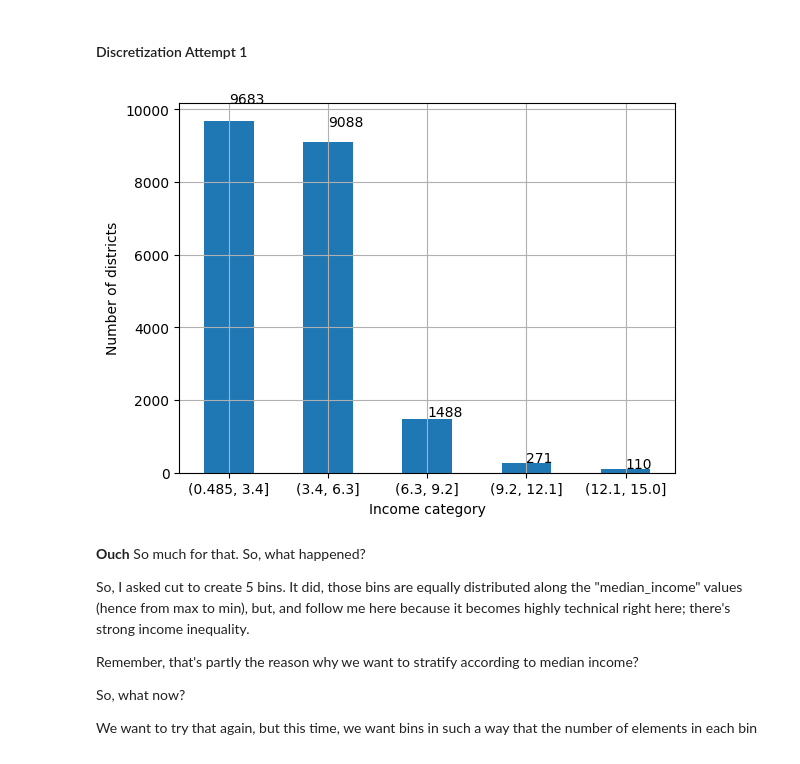
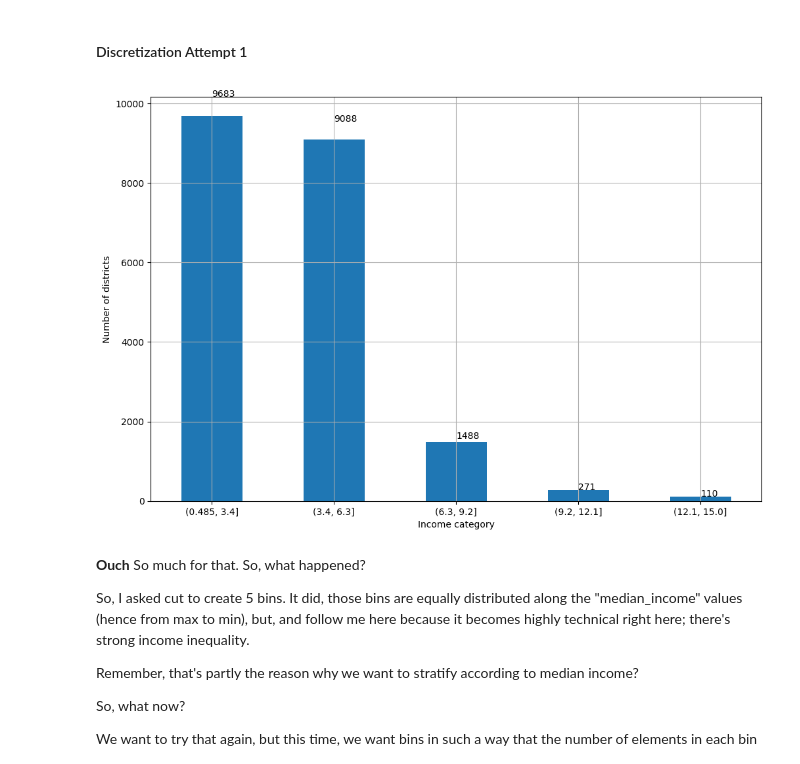
Before and after one commit to LucidOtter/MLLearning, a Jupyter notebook: 02_end2end_MLLearning.ipynb, the cells around one changed output. Drawn from its saved outputs; the diff is of its cells as text; code cells hidden in the pictures.

```diff
--- a/02_end2end_MLLearning.ipynb
+++ b/02_end2end_MLLearning.ipynb
@@ -107,19 +117,21 @@ Based on the example from the book, we will do that by categorizing income.
 # %%
 #To avoid copying completely the code, let's try to discretize slightly differently
 test_discret1 = pd.cut(housing.median_income, bins=5)
 
+fig = plt.figure(figsize=(12, 8))
 # Let's directly represent the distribution of my discretization to see what I got
+
 test_discret1.value_counts().sort_index().plot.bar(rot=0, grid=True)
 plt.xlabel("Income category")
 plt.ylabel("Number of districts")
 
 for index, value in enumerate(test_discret1.value_counts().sort_index()):
     plt.text(index, value*1.05, value)
 
 
 plt.show()
 # %% [output]
-[figure, old version]
+[figure, new version]
 # %% [markdown]
 **Ouch**
 So much for that.
```
Also changed, not shown: parts of 53 cells of this notebook, 2 other files.
